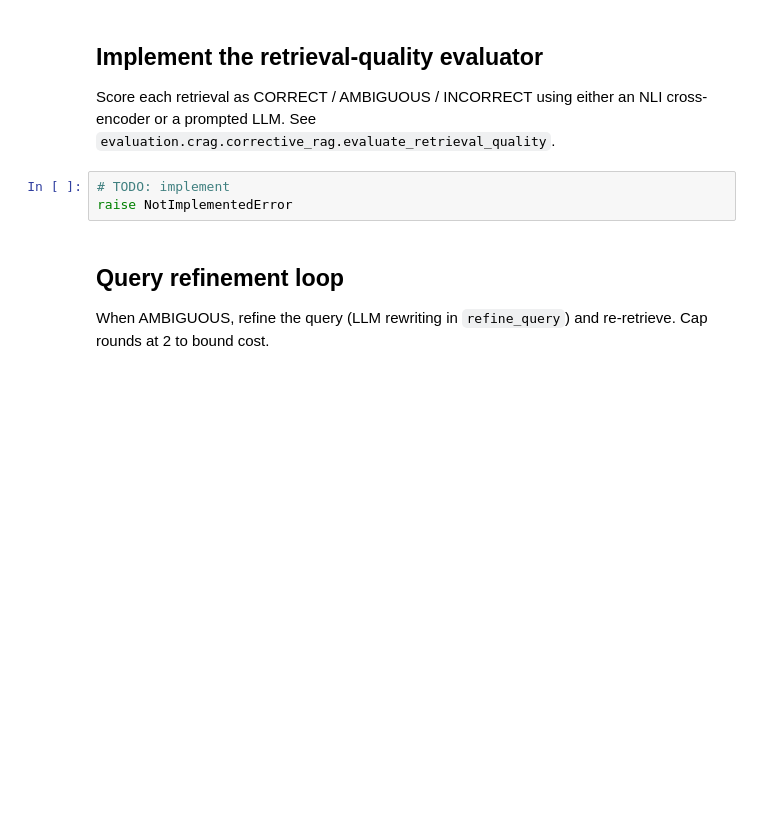
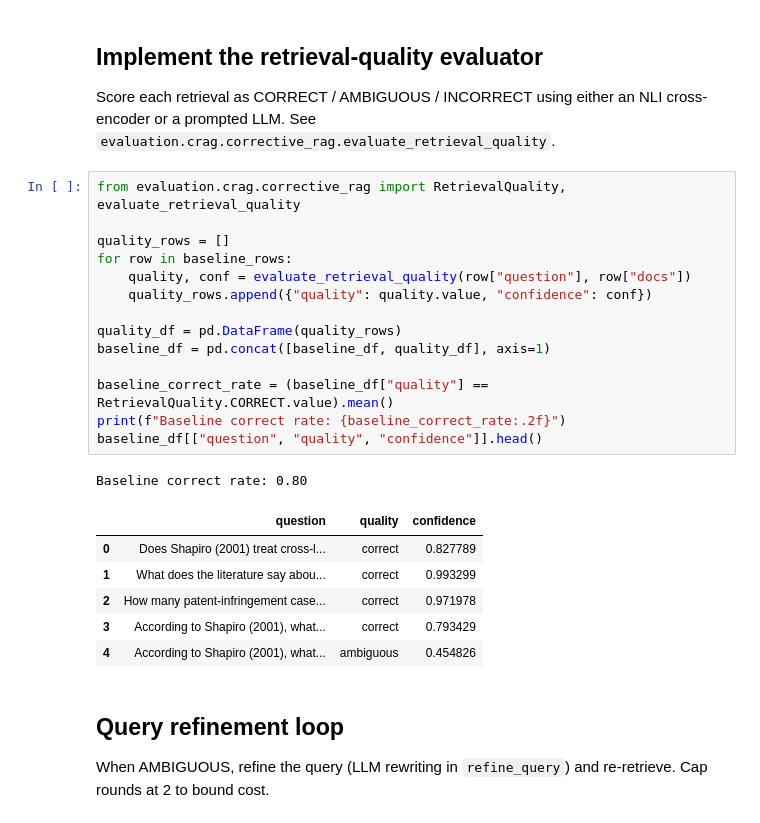
Before and after one commit to eliemada/cs552-faithful-rag, a Jupyter notebook: notebooks/faruk_zahiragic_415360.ipynb, the cells around one changed output. Cells and saved outputs as stored; diff of their text form; blank space fills up the shorter version.

Commit message:
Implement CRAG scaffold.

```diff
--- a/notebooks/faruk_zahiragic_415360.ipynb
+++ b/notebooks/faruk_zahiragic_415360.ipynb
@@ -98,8 +292,27 @@ raise NotImplementedError
 
 Score each retrieval as CORRECT / AMBIGUOUS / INCORRECT using either an NLI cross-encoder or a prompted LLM. See `evaluation.crag.corrective_rag.evaluate_retrieval_quality`.
 # %%
-# TODO: implement
-raise NotImplementedError
+from evaluation.crag.corrective_rag import RetrievalQuality, evaluate_retrieval_quality
+
+quality_rows = []
+for row in baseline_rows:
+    quality, conf = evaluate_retrieval_quality(row["question"], row["docs"])
+    quality_rows.append({"quality": quality.value, "confidence": conf})
+
+quality_df = pd.DataFrame(quality_rows)
+baseline_df = pd.concat([baseline_df, quality_df], axis=1)
+
+baseline_correct_rate = (baseline_df["quality"] == RetrievalQuality.CORRECT.value).mean()
+print(f"Baseline correct rate: {baseline_correct_rate:.2f}")
+baseline_df[["question", "quality", "confidence"]].head()
+# %% [output]
+Baseline correct rate: 0.80
+|  | question | quality | confidence |
+| 0 | Does Shapiro (2001) treat cross-l... | correct | 0.827789 |
+| 1 | What does the literature say abou... | correct | 0.993299 |
+| 2 | How many patent-infringement case... | correct | 0.971978 |
+| 3 | According to Shapiro (2001), what... | correct | 0.793429 |
+| 4 | According to Shapiro (2001), what... | ambiguous | 0.454826 |
 # %% [markdown]
 ## Query refinement loop
 
```
Also changed, not shown: parts of 7 cells of this notebook, 1 other file.
